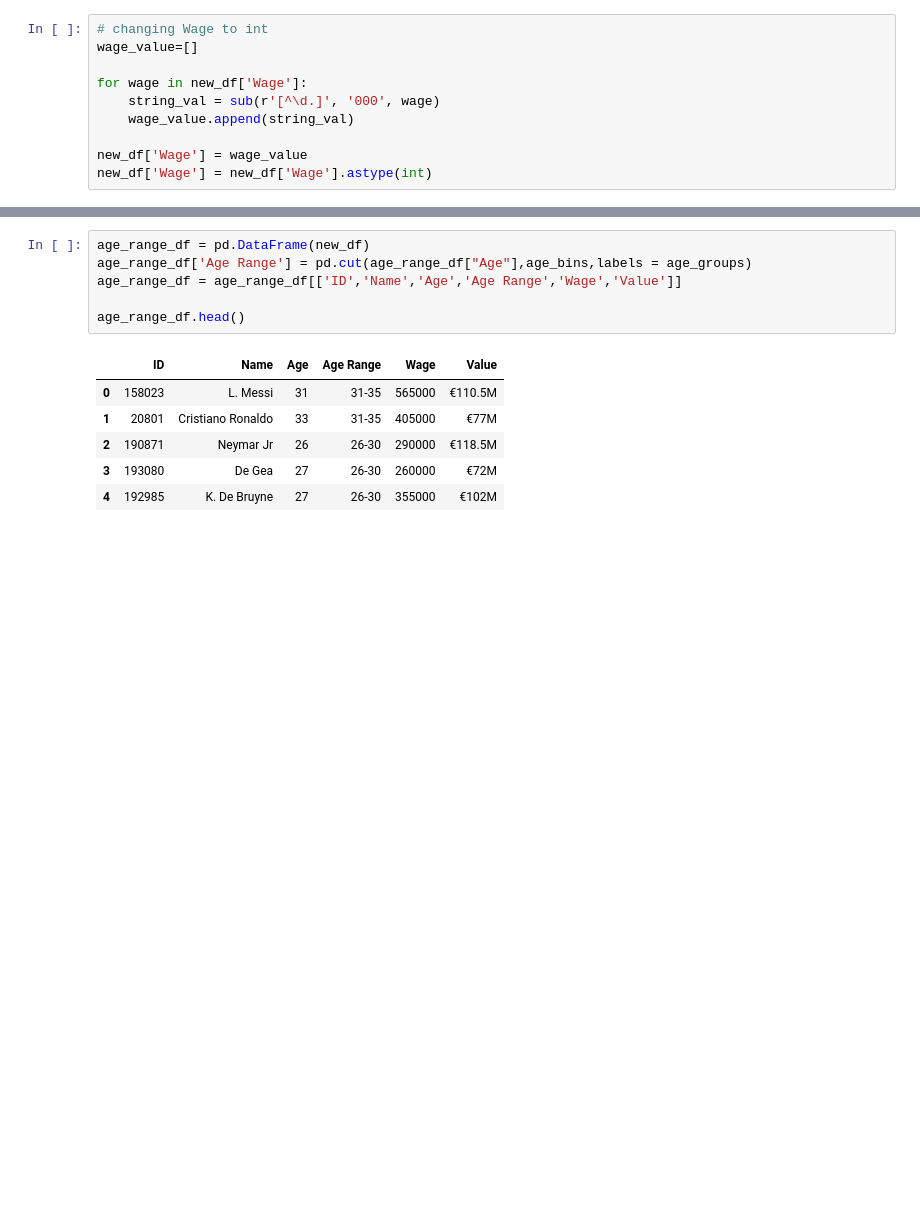
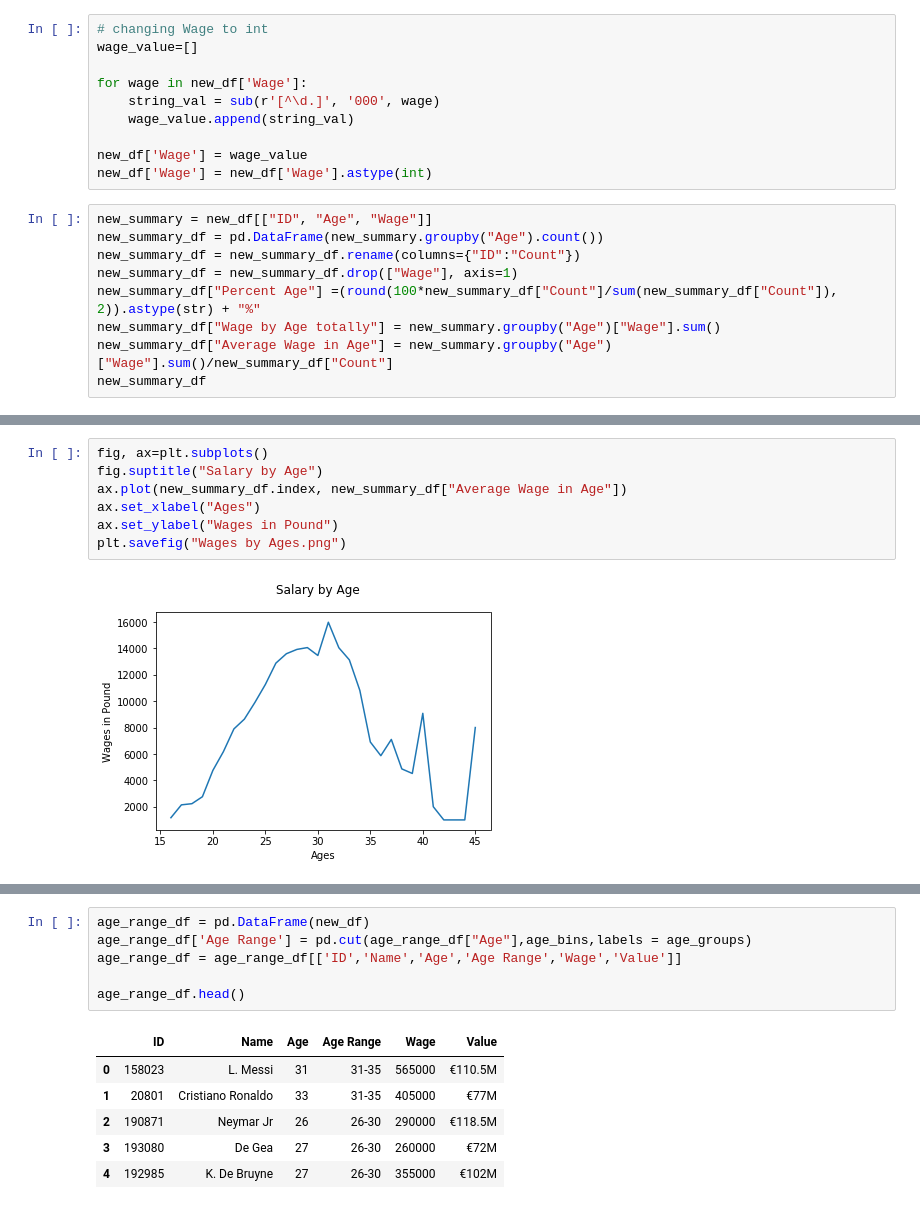
Before and after one commit to selvi-sr/BC-United, a Jupyter notebook: fifa2019_Reza.ipynb, the cells around one changed output, grey strips where cells are left out. Cells and saved outputs as stored; diff of their text form; blank space fills up the shorter version.

```diff
--- a/fifa2019_Reza.ipynb
+++ b/fifa2019_Reza.ipynb
@@ -48,3 +59,12 @@ for wage in new_df['Wage']:
 
 new_df['Wage'] = wage_value
 new_df['Wage'] = new_df['Wage'].astype(int)
+# %%
+new_summary = new_df[["ID", "Age", "Wage"]]
+new_summary_df = pd.DataFrame(new_summary.groupby("Age").count())
+new_summary_df = new_summary_df.rename(columns={"ID":"Count"})
+new_summary_df = new_summary_df.drop(["Wage"], axis=1)
+new_summary_df["Percent Age"] =(round(100*new_summary_df["Count"]/sum(new_summary_df["Count"]), 2)).astype(str) + "%"
+new_summary_df["Wage by Age totally"] = new_summary.groupby("Age")["Wage"].sum()
+new_summary_df["Average Wage in Age"] = new_summary.groupby("Age")["Wage"].sum()/new_summary_df["Count"]
+new_summary_df
@@ -50,0 +90,9 @@ new_df['Wage'] = new_df['Wage'].astype(int)
+# %%
+fig, ax=plt.subplots()
+fig.suptitle("Salary by Age")
+ax.plot(new_summary_df.index, new_summary_df["Average Wage in Age"])
+ax.set_xlabel("Ages")
+ax.set_ylabel("Wages in Pound")
+plt.savefig("Wages by Ages.png")
+# %% [output]
+[figure, added]
```
Also changed, not shown: parts of 15 cells of this notebook, 1 other file.
